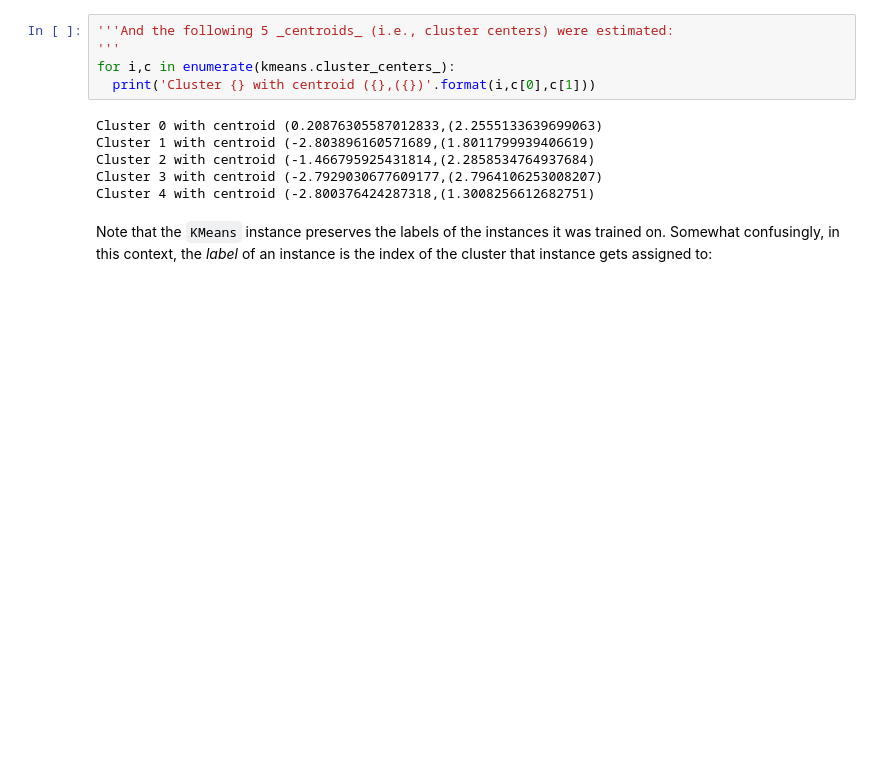
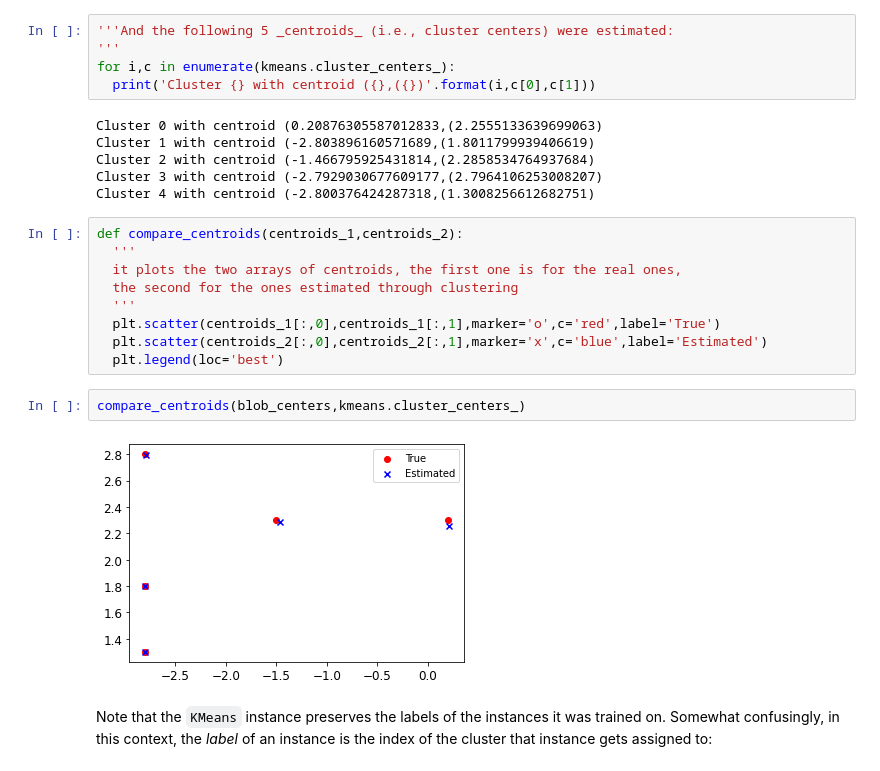
Before and after one commit to fpinell/hands_on_python_for_ds, a Jupyter notebook: notebooks/Lecture_2_Unsupervised_Learning.ipynb, the cells around one changed output. Saved outputs shown, nothing was run; the diff lists cells and outputs as text; blank space fills up the shorter version.

```diff
--- a/notebooks/Lecture_2_Unsupervised_Learning.ipynb
+++ b/notebooks/Lecture_2_Unsupervised_Learning.ipynb
@@ -206,6 +234,19 @@ Cluster 1 with centroid (-2.803896160571689,(1.8011799939406619)
 Cluster 2 with centroid (-1.466795925431814,(2.2858534764937684)
 Cluster 3 with centroid (-2.7929030677609177,(2.7964106253008207)
 Cluster 4 with centroid (-2.800376424287318,(1.3008256612682751)
+# %%
+def compare_centroids(centroids_1,centroids_2):
+  '''
+  it plots the two arrays of centroids, the first one is for the real ones,
+  the second for the ones estimated through clustering
+  '''
+  plt.scatter(centroids_1[:,0],centroids_1[:,1],marker='o',c='red',label='True')
+  plt.scatter(centroids_2[:,0],centroids_2[:,1],marker='x',c='blue',label='Estimated')
+  plt.legend(loc='best')
+# %%
+compare_centroids(blob_centers,kmeans.cluster_centers_)
+# %% [output]
+[figure, added]
 # %% [markdown]
 Note that the `KMeans` instance preserves the labels of the instances it was trained on. Somewhat confusingly, in this context, the _label_ of an instance is the index of the cluster that instance gets assigned to:
 # %%
```
Also changed, not shown: parts of 91 cells of this notebook.
